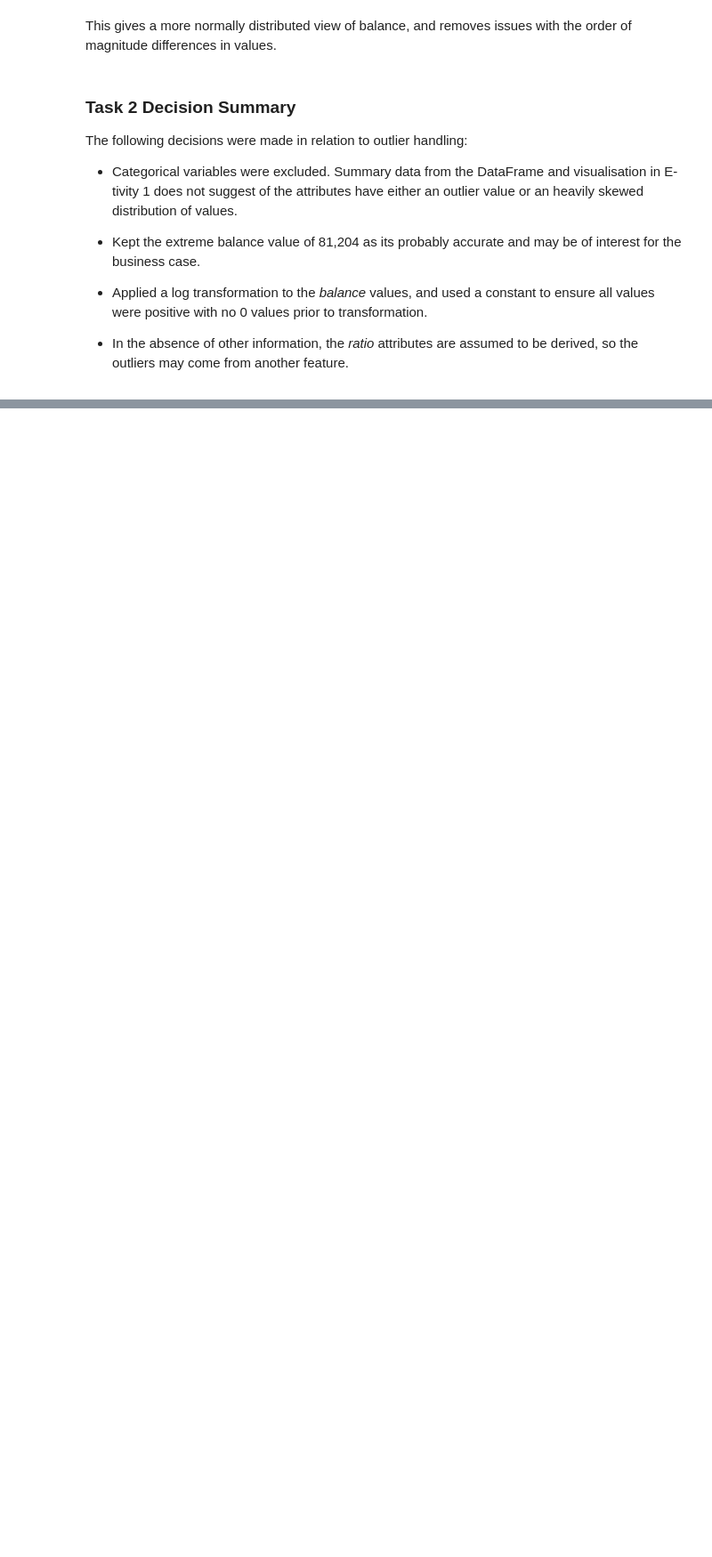
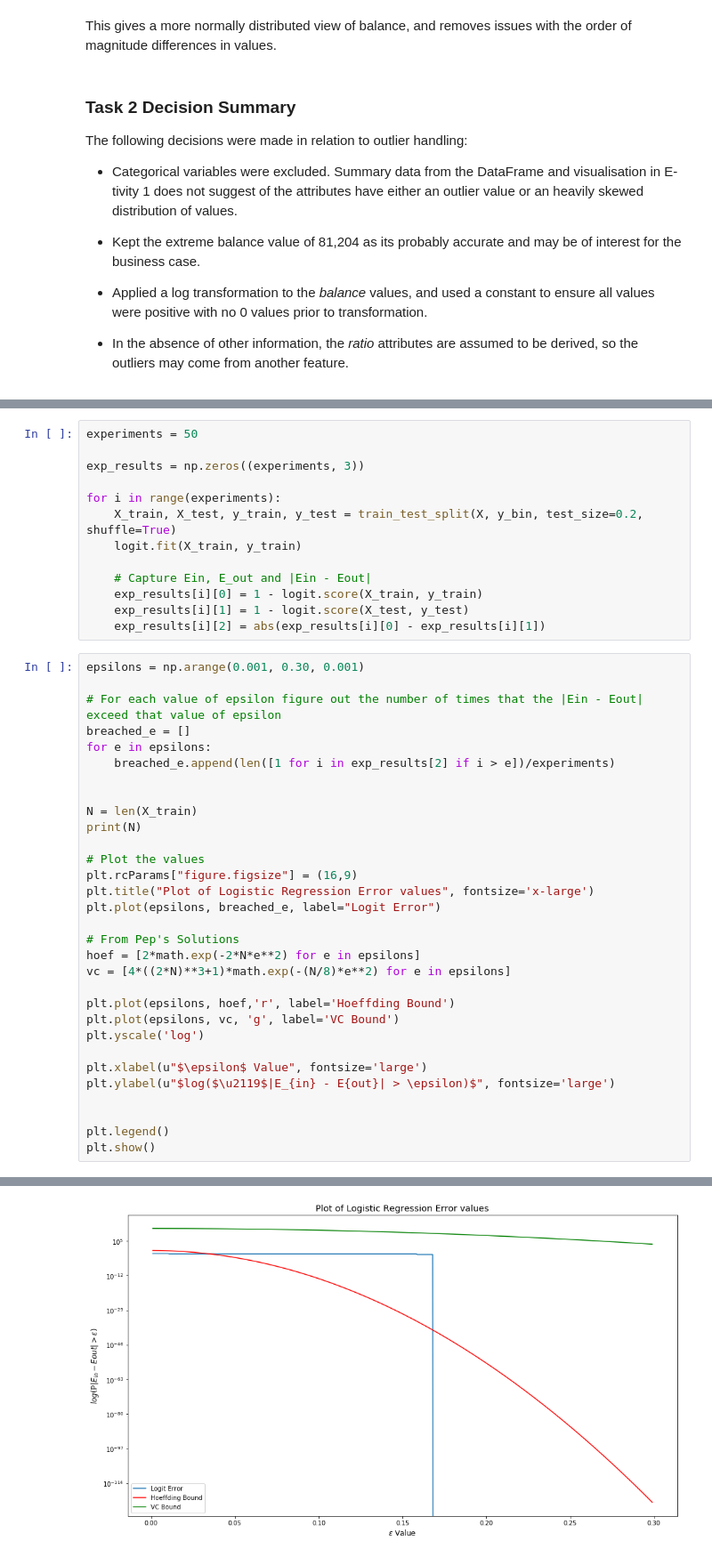
Before and after one commit to vipulpopat/MSCAI_Sem1_Etivity2, a Jupyter notebook: Etivity2_18195326.ipynb, the cells around one changed output, grey strips where cells are left out. Shown at 89% size. Saved outputs shown, nothing was run; the diff lists cells and outputs as text; blank space fills up the shorter version.

```diff
--- a/Etivity2_18195326.ipynb
+++ b/Etivity2_18195326.ipynb
@@ -322,0 +399,45 @@ For a new feature, I'd suggest a feature that describes if this customer is a "H
+# %%
+experiments = 50
+
+exp_results = np.zeros((experiments, 3))
+
+for i in range(experiments):
+    X_train, X_test, y_train, y_test = train_test_split(X, y_bin, test_size=0.2, shuffle=True)
+    logit.fit(X_train, y_train)
+
+    # Capture Ein, E_out and |Ein - Eout|
+    exp_results[i][0] = 1 - logit.score(X_train, y_train)
+    exp_results[i][1] = 1 - logit.score(X_test, y_test)
+    exp_results[i][2] = abs(exp_results[i][0] - exp_results[i][1])
+# %%
+epsilons = np.arange(0.001, 0.30, 0.001)
+
+# For each value of epsilon figure out the number of times that the |Ein - Eout| exceed that value of epsilon
+breached_e = []
+for e in epsilons:
+    breached_e.append(len([1 for i in exp_results[2] if i > e])/experiments)
+
+
+N = len(X_train)
+print(N)
+
+# Plot the values
+plt.rcParams["figure.figsize"] = (16,9)
+plt.title("Plot of Logistic Regression Error values", fontsize='x-large')
+plt.plot(epsilons, breached_e, label="Logit Error")
+
+# From Pep's Solutions
+hoef = [2*math.exp(-2*N*e**2) for e in epsilons]
+vc = [4*((2*N)**3+1)*math.exp(-(N/8)*e**2) for e in epsilons]
+
+plt.plot(epsilons, hoef,'r', label='Hoeffding Bound')
+plt.plot(epsilons, vc, 'g', label='VC Bound')
+plt.yscale('log')
+
+plt.xlabel(u"$\epsilon$ Value", fontsize='large')
+plt.ylabel(u"$log($\u2119$|E_{in} - E{out}| > \epsilon)$", fontsize='large')
+
+
+plt.legend()
+plt.show()
+# %% [output]
@@ -322,0 +445 @@ For a new feature, I'd suggest a feature that describes if this customer is a "H
+[figure, added]
```
Also changed, not shown: parts of 13 cells of this notebook.
